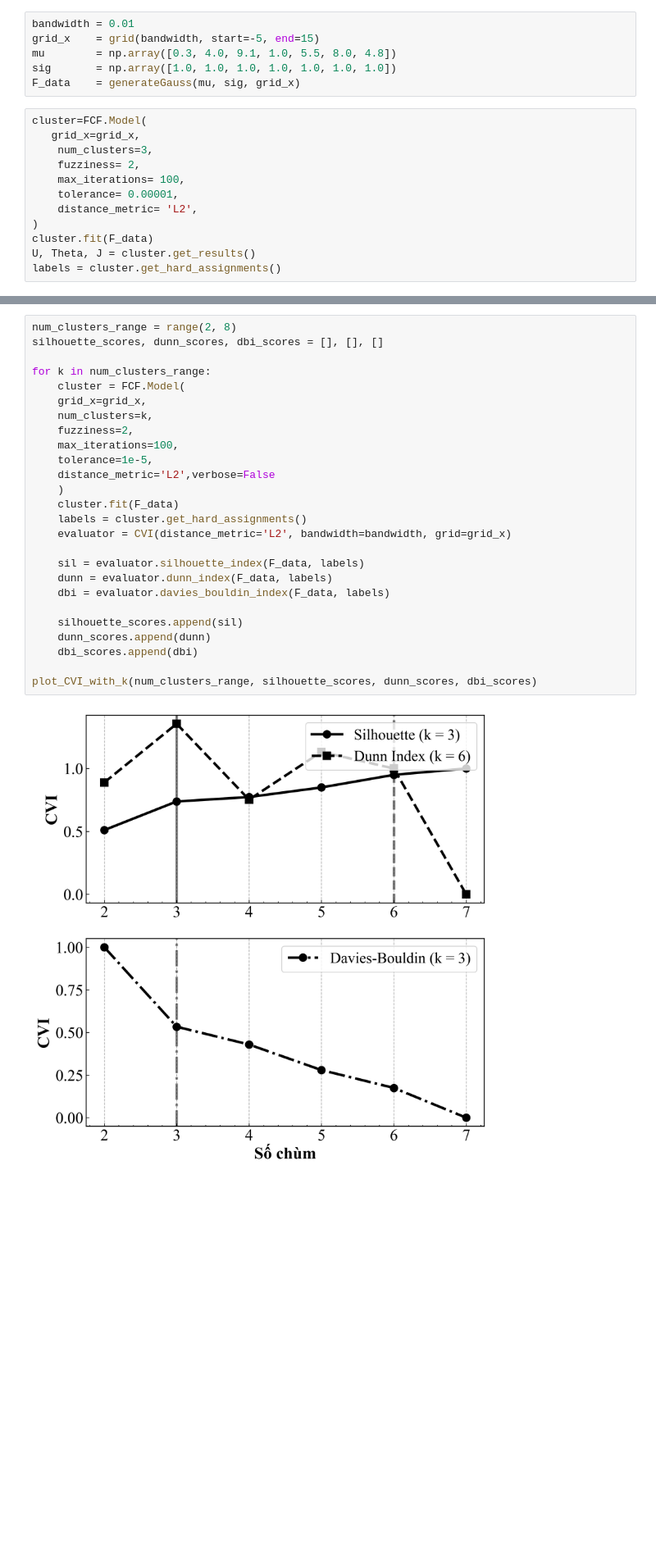
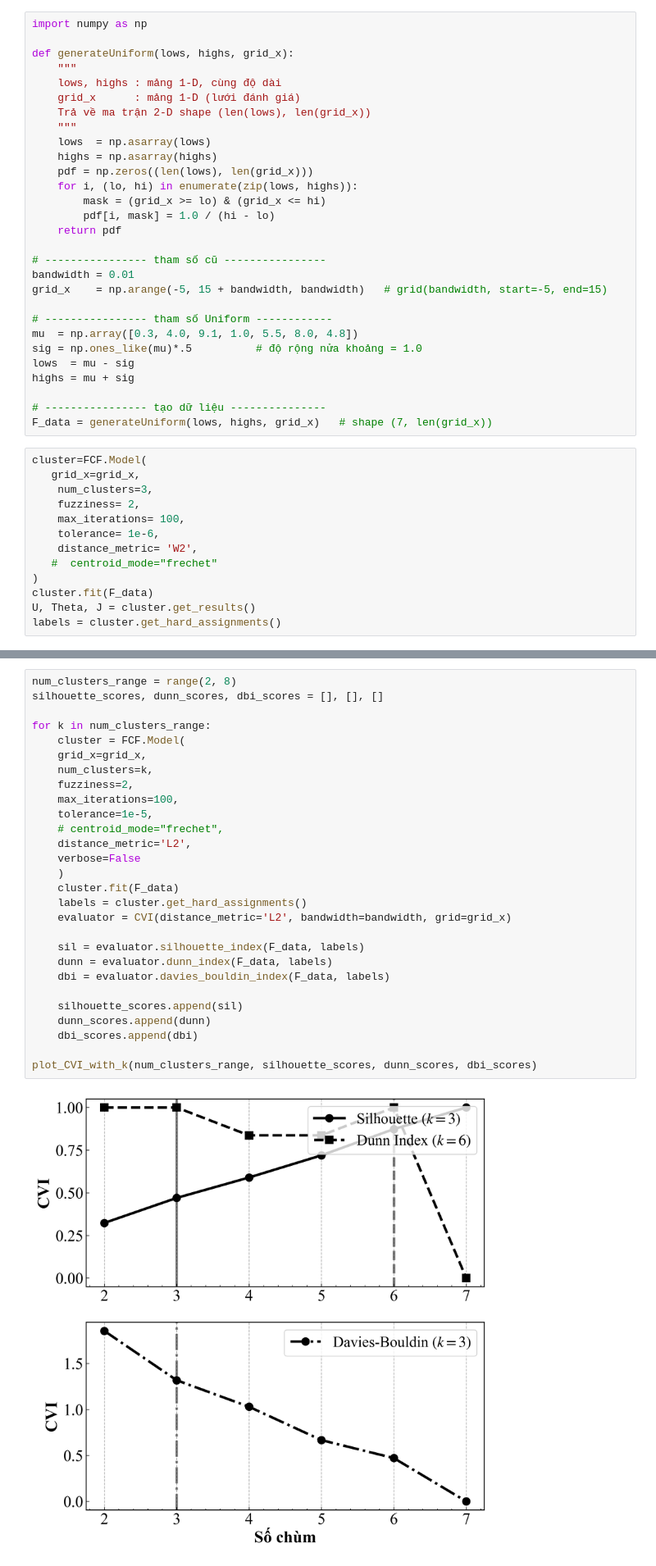
Before and after one commit to hungtrannam/probclust, a Jupyter notebook: notebooks/alg_FCF.ipynb, the cells around one changed output, grey strips where cells are left out. Shown: that part at 82% size. Cells and saved outputs as stored; diff of their text form; blank space fills up the shorter version.

```diff
--- a/notebooks/alg_FCF.ipynb
+++ b/notebooks/alg_FCF.ipynb
@@ -14,19 +14,43 @@ from utils.integral import grid
 from Models.clustering import FCF
 from utils.vis import plotHeatmap_U, plotPDF_Theta, plot_OF, temp, plot_silhouette_values, plot_CVI_with_k
 # %%
+import numpy as np
+
+def generateUniform(lows, highs, grid_x):
+    """
+    lows, highs : mảng 1-D, cùng độ dài
+    grid_x      : mảng 1-D (lưới đánh giá)
+    Trả về ma trận 2-D shape (len(lows), len(grid_x))
+    """
+    lows  = np.asarray(lows)
+    highs = np.asarray(highs)
+    pdf = np.zeros((len(lows), len(grid_x)))
+    for i, (lo, hi) in enumerate(zip(lows, highs)):
+        mask = (grid_x >= lo) & (grid_x <= hi)
+        pdf[i, mask] = 1.0 / (hi - lo)
+    return pdf
+
+# ---------------- tham số cũ ----------------
 bandwidth = 0.01
-grid_x    = grid(bandwidth, start=-5, end=15)
-mu        = np.array([0.3, 4.0, 9.1, 1.0, 5.5, 8.0, 4.8])
-sig       = np.array([1.0, 1.0, 1.0, 1.0, 1.0, 1.0, 1.0])
-F_data    = generateGauss(mu, sig, grid_x)
+grid_x    = np.arange(-5, 15 + bandwidth, bandwidth)   # grid(bandwidth, start=-5, end=15)
+
+# ---------------- tham số Uniform ------------
+mu  = np.array([0.3, 4.0, 9.1, 1.0, 5.5, 8.0, 4.8])
+sig = np.ones_like(mu)*.5          # độ rộng nửa khoảng = 1.0
+lows  = mu - sig
+highs = mu + sig
+
+# ---------------- tạo dữ liệu ---------------
+F_data = generateUniform(lows, highs, grid_x)   # shape (7, len(grid_x))
 # %%
 cluster=FCF.Model(
    grid_x=grid_x,
     num_clusters=3,
     fuzziness= 2,
     max_iterations= 100,
-    tolerance= 0.00001,
-    distance_metric= 'L2',
+    tolerance= 1e-6,
+    distance_metric= 'W2',
+   #  centroid_mode="frechet"
 )
 cluster.fit(F_data)
 U, Theta, J = cluster.get_results()
@@ -104,28 +128,30 @@ Silhouette fj: [0.82907416 0.64049635 0.74235779 0.82611234 0.64497216 0.7301906
 # %%
 num_clusters_range = range(2, 8)
 silhouette_scores, dunn_scores, dbi_scores = [], [], []
 
 for k in num_clusters_range:
 	cluster = FCF.Model(
 	grid_x=grid_x,
 	num_clusters=k,
 	fuzziness=2,
 	max_iterations=100,
 	tolerance=1e-5,
-	distance_metric='L2',verbose=False
+	# centroid_mode="frechet",
+	distance_metric='L2',
+	verbose=False
 	)
 	cluster.fit(F_data)
 	labels = cluster.get_hard_assignments()
 	evaluator = CVI(distance_metric='L2', bandwidth=bandwidth, grid=grid_x)
 
 	sil = evaluator.silhouette_index(F_data, labels)
 	dunn = evaluator.dunn_index(F_data, labels)
 	dbi = evaluator.davies_bouldin_index(F_data, labels)
 
 	silhouette_scores.append(sil)
 	dunn_scores.append(dunn)
 	dbi_scores.append(dbi)
 
 plot_CVI_with_k(num_clusters_range, silhouette_scores, dunn_scores, dbi_scores)
 # %% [output]
-[figure, old version]
+[figure, new version]
```
Also changed, not shown: parts of 5 cells of this notebook, 24 other files.
